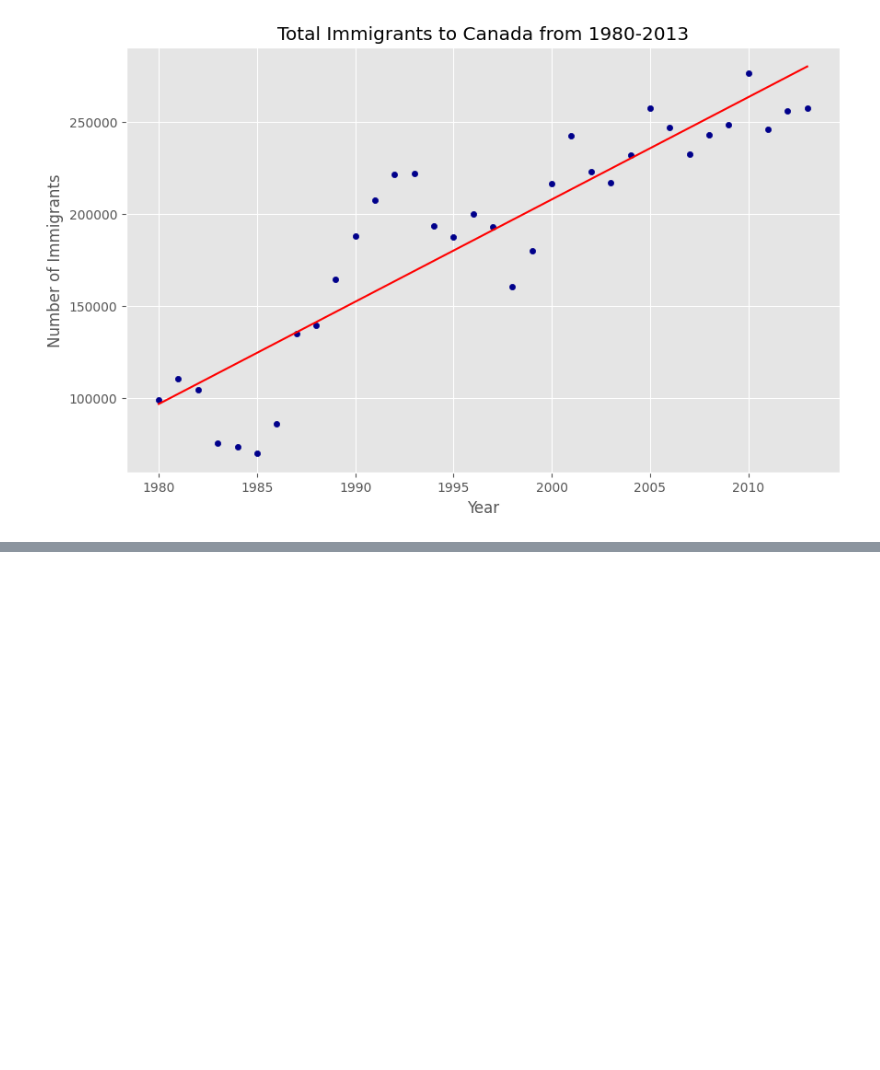
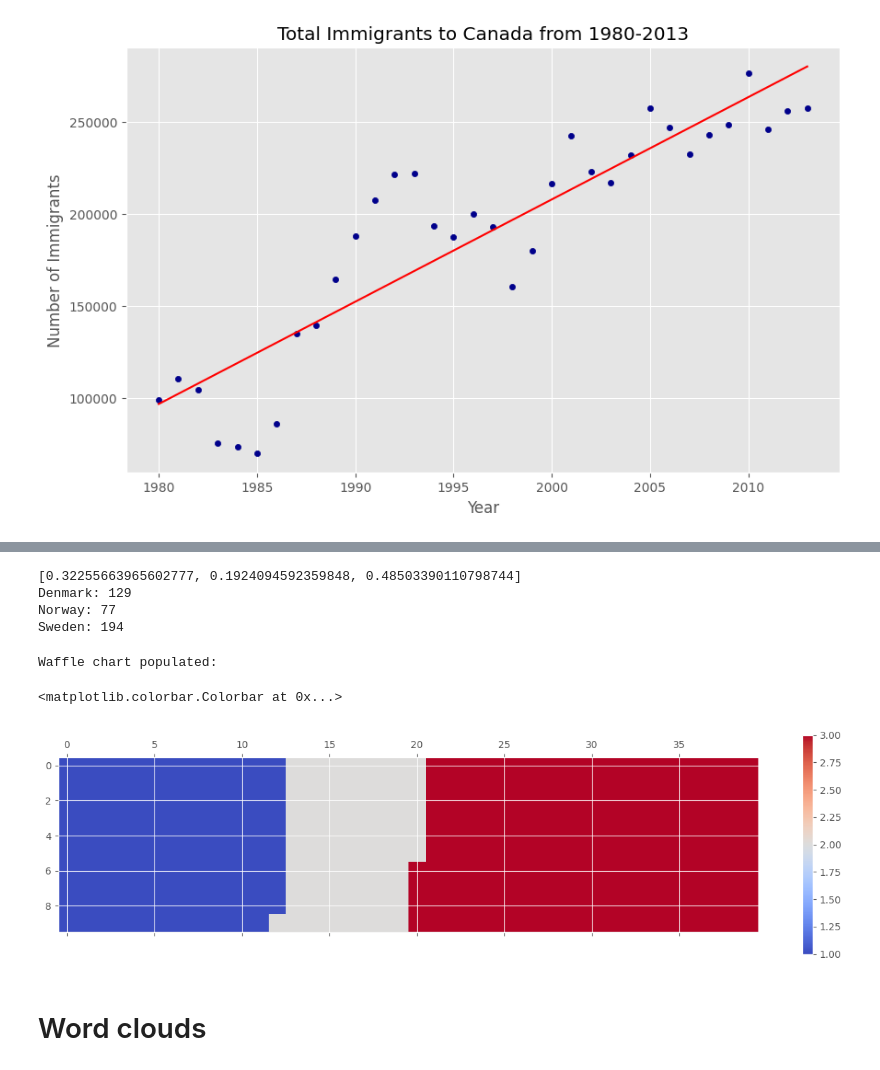
Before and after one commit to HeigatVu/biosignal-processing, a Jupyter notebook: basic-python/matplotlib-test.ipynb, the cells around one changed output, grey strips where cells are left out. Drawn from its saved outputs; the diff is of its cells as text; code cells hidden in the pictures; blank space fills up the shorter version.

```diff
--- a/basic-python/matplotlib-test.ipynb
+++ b/basic-python/matplotlib-test.ipynb
@@ -537,0 +626,4 @@ plt.show()
+# %%
+df_dsn = df.loc[["Denmark", "Norway", "Sweden"], :]
+total_values = sum(df_dsn["Total"])
+df_dsn
@@ -537,0 +637,41 @@ plt.show()
+# %%
+category_proportions = [(float(value)/total_values) for value in df_dsn["Total"]]
+print(category_proportions)
+
+width = 40
+height = 10
+
+total_sum_tiles = width * height
+
+# Check number of tiles per category
+tiles_per_category = [round(proportion * total_sum_tiles) for proportion in category_proportions]
+for i, tiles in enumerate(tiles_per_category):
+    print(df_dsn.index.values[i] + ": " + str(tiles))
+# %% [output]
+[0.32255663965602777, 0.1924094592359848, 0.48503390110798744]
+Denmark: 129
+Norway: 77
+Sweden: 194
+# %%
+waffle_chart = np.zeros((height, width))
+category_index = 0
+tiles_index = 0
+
+for col in range(width):
+    for row in range(height):
+        tiles_index += 1
+        if tiles_index > sum(tiles_per_category[0:category_index]):
+            category_index += 1
+        waffle_chart[row, col] = category_index
+
+print("Waffle chart populated:")
+
+colormap = plt.cm.coolwarm
+plt.matshow(waffle_chart, cmap=colormap)
+plt.colorbar()
+# %% [output]
+Waffle chart populated:
+<matplotlib.colorbar.Colorbar at 0x...>
+[figure, added]
+# %% [markdown]
+# Word clouds
```
Also changed, not shown: parts of 24 cells of this notebook, 2 other files.
